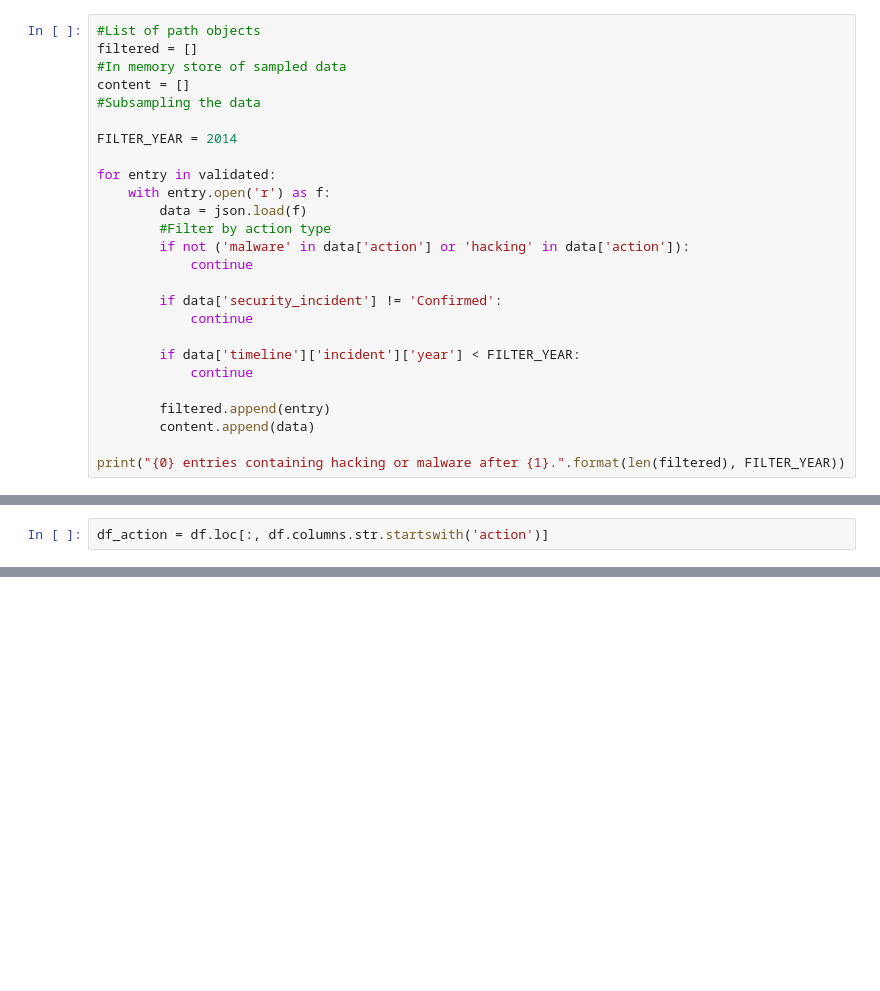
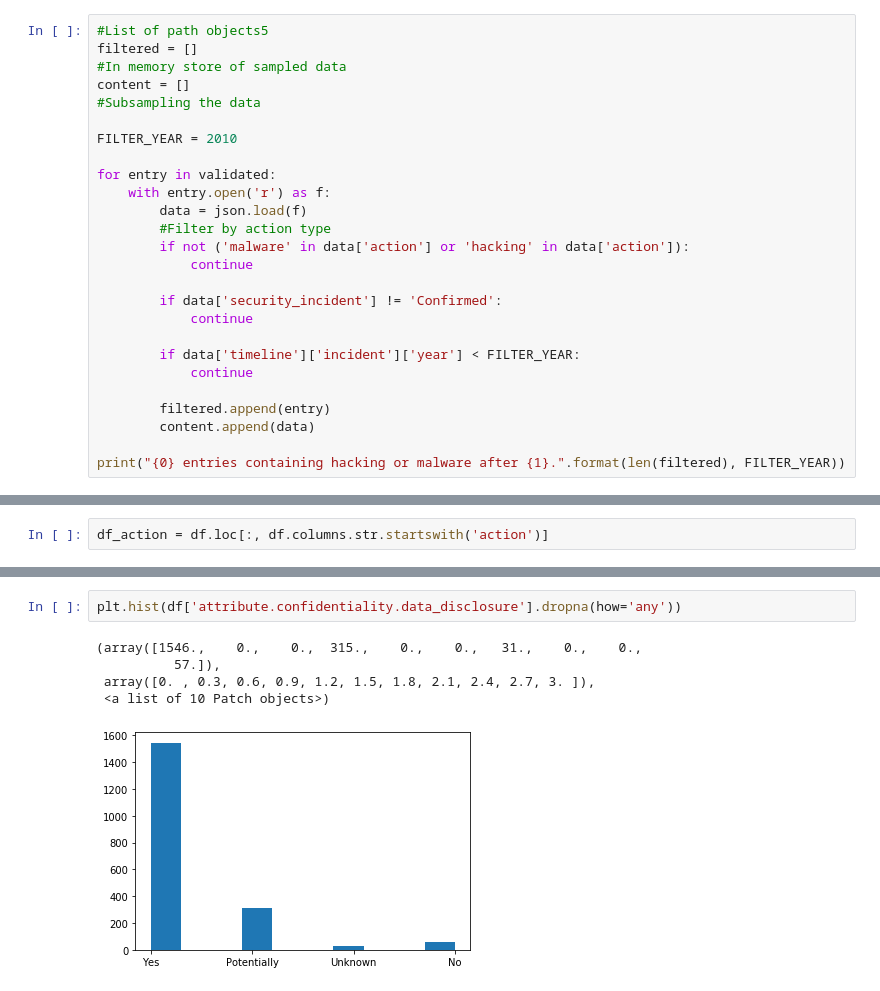
Before and after one commit to ethanpaek/CloudBleed_Project_2019, a Jupyter notebook: test.ipynb, the cells around one changed output, grey strips where cells are left out. Drawn from its saved outputs; the diff is of its cells as text; blank space fills up the shorter version.

```diff
--- a/test.ipynb
+++ b/test.ipynb
@@ -13,13 +13,13 @@ validated = list(JSON_PATH.glob('*.json'))
 # %% [markdown]
 To fit the data in memory, we subsample based on a few criteria. Here we have chosen year and action (e.g. "hacking")
 # %%
-#List of path objects
+#List of path objects5
 filtered = []
 #In memory store of sampled data
 content = []
 #Subsampling the data
 
-FILTER_YEAR = 2014
+FILTER_YEAR = 2010
 
 for entry in validated:
     with entry.open('r') as f:
@@ -111,0 +113,8 @@ df_action
+# %%
+plt.hist(df['attribute.confidentiality.data_disclosure'].dropna(how='any'))
+# %% [output]
+(array([1546.,    0.,    0.,  315.,    0.,    0.,   31.,    0.,    0.,
+          57.]),
+ array([0. , 0.3, 0.6, 0.9, 1.2, 1.5, 1.8, 2.1, 2.4, 2.7, 3. ]),
+ <a list of 10 Patch objects>)
+[figure, added]
```
Also changed, not shown: parts of 11 cells of this notebook.
